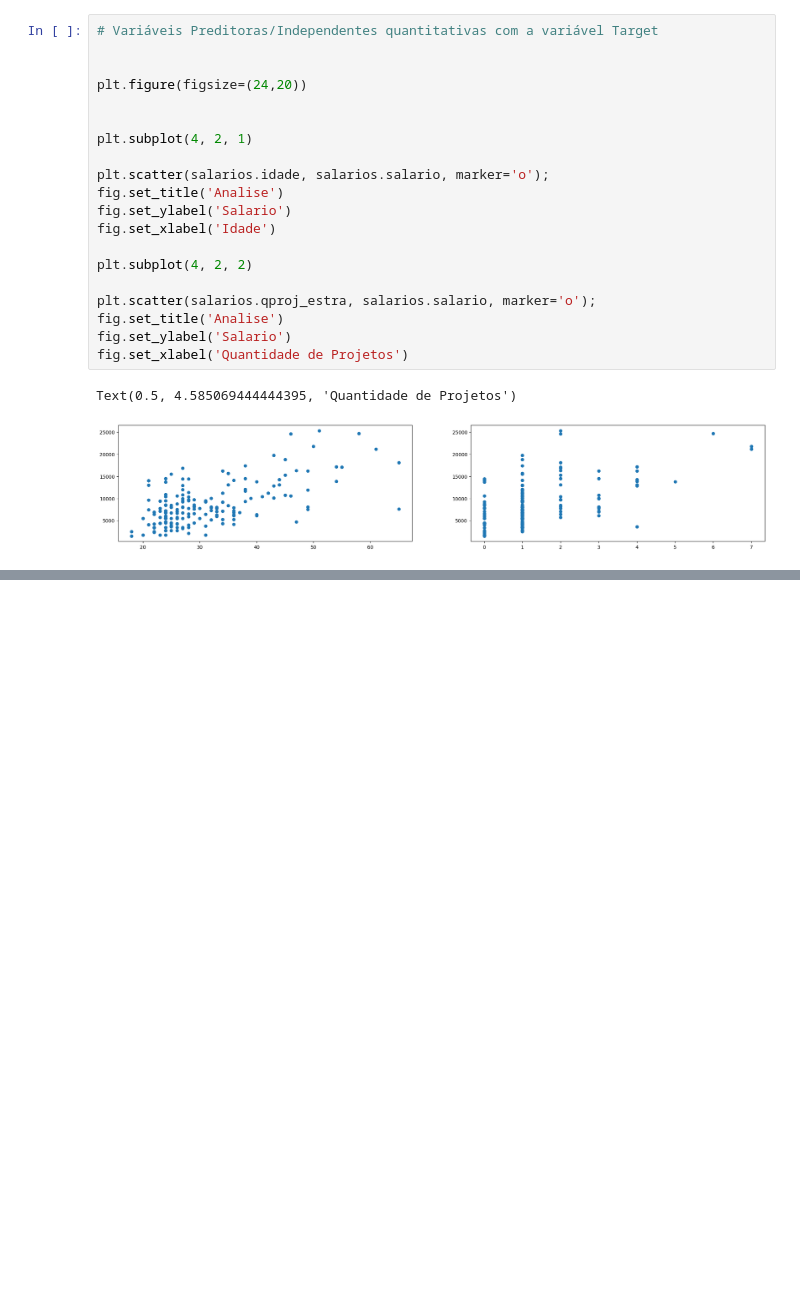
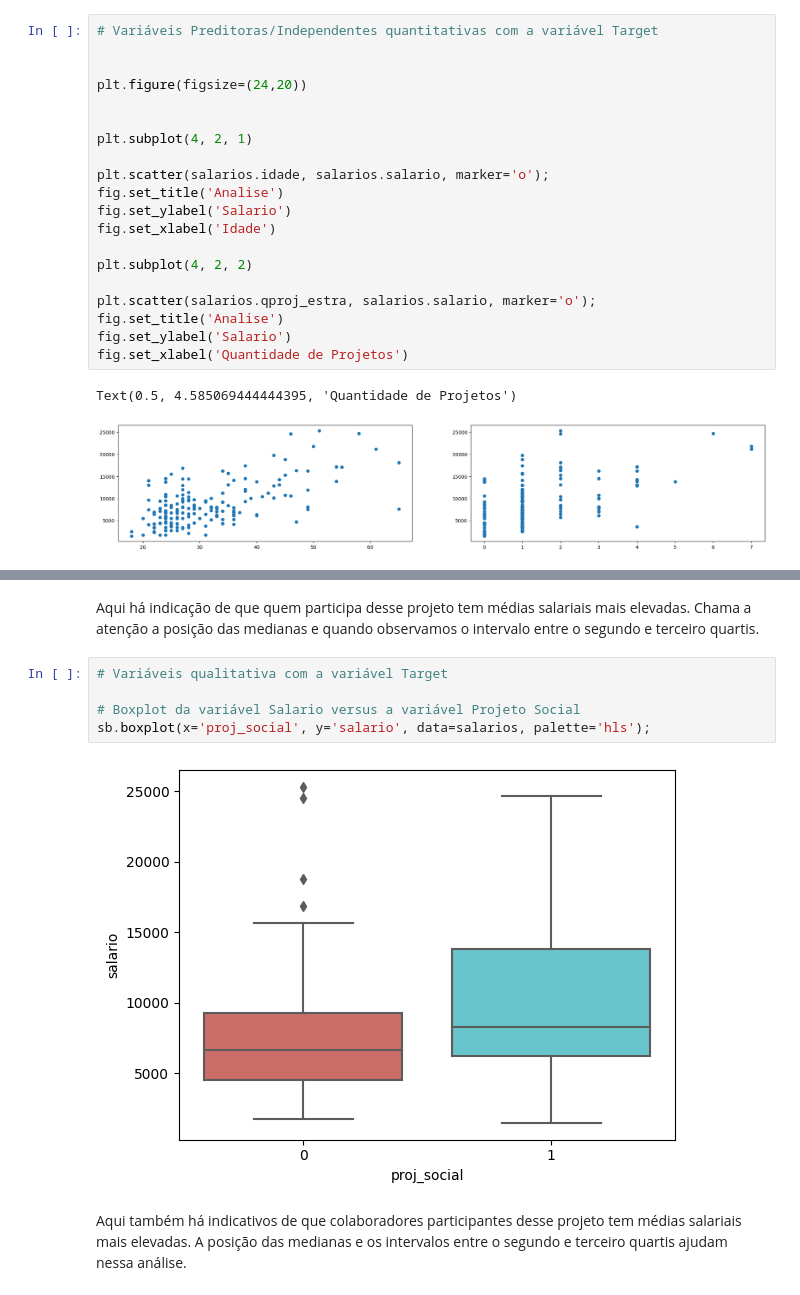
Before and after one commit to ghedin-alison/conceitos_ia, a Jupyter notebook: trabalho/analise_salario.ipynb, the cells around one changed output, grey strips where cells are left out. Cells and saved outputs as stored; diff of their text form; blank space fills up the shorter version.

```diff
--- a/trabalho/analise_salario.ipynb
+++ b/trabalho/analise_salario.ipynb
@@ -334,0 +357,13 @@ Text(0.5, 4.585069444444395, 'Quantidade de Projetos')
+# %% [markdown]
+Aqui há indicação de que quem participa desse projeto tem médias salariais mais elevadas.</br>
+Chama a atenção a posição das medianas e quando observamos o intervalo entre o segundo e terceiro quartis.
+# %%
+# Variáveis qualitativa com a variável Target
+
+# Boxplot da variável Salario versus a variável Projeto Social
+sb.boxplot(x='proj_social', y='salario', data=salarios, palette='hls');
+# %% [output]
+[figure, added]
+# %% [markdown]
+Aqui também há indicativos de que colaboradores participantes desse projeto tem médias salariais mais elevadas.</br>
+A posição das medianas e os intervalos entre o segundo e terceiro quartis ajudam nessa análise.
```
Also changed, not shown: parts of 32 cells of this notebook, 1 other file.
